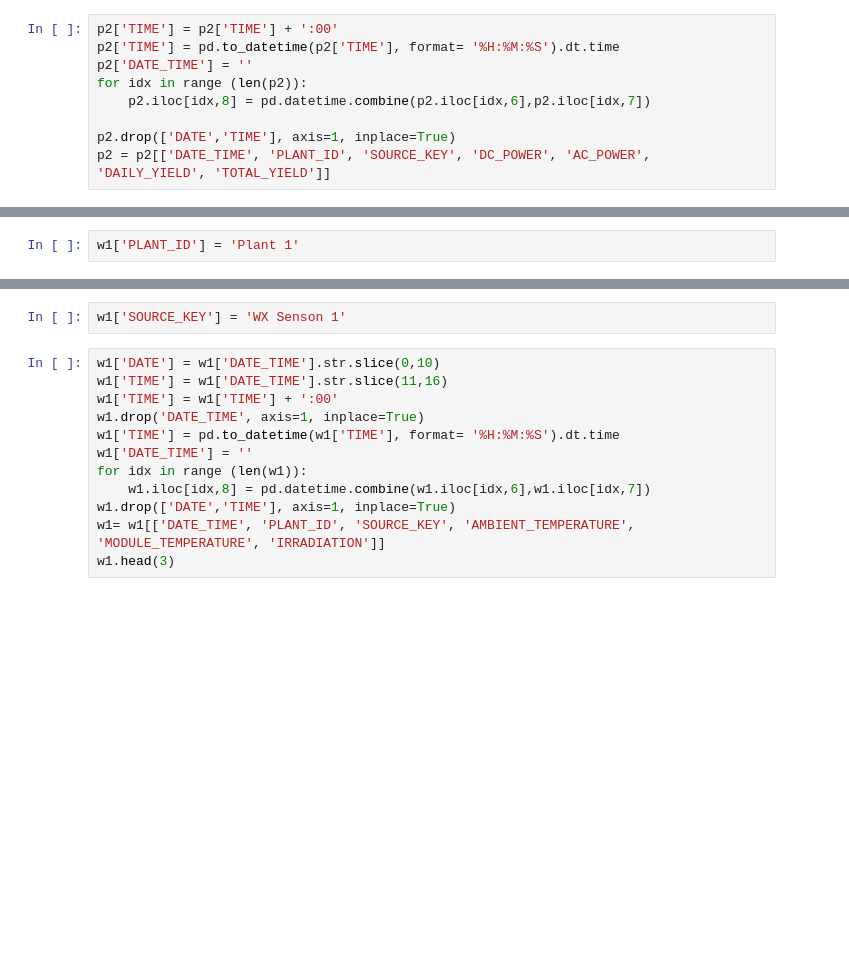
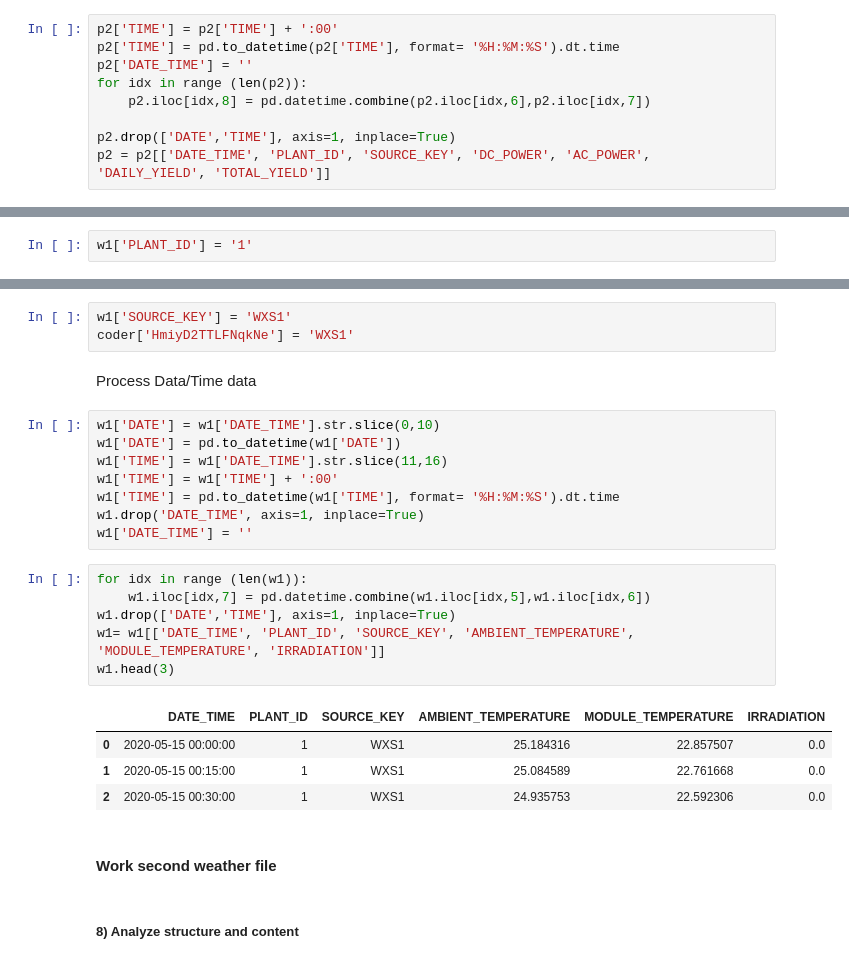
Before and after one commit to birr-data/SolarPower, a Jupyter notebook: Data Integration Example.ipynb, the cells around one changed output, grey strips where cells are left out. Drawn from its saved outputs; the diff is of its cells as text; blank space fills up the shorter version.

```diff
--- a/Data Integration Example.ipynb
+++ b/Data Integration Example.ipynb
@@ -183,4 +307,4 @@ w1.PLANT_ID.unique()
 # %%
-w1['PLANT_ID'] = 'Plant 1'
+w1['PLANT_ID'] = '1'
 # %%
 w1['SOURCE_KEY'].unique()
@@ -187,16 +313,30 @@ w1['SOURCE_KEY'].unique()
-# %%
-w1['SOURCE_KEY'] = 'WX Senson 1'
+# %%
+w1['SOURCE_KEY'] = 'WXS1'
+coder['HmiyD2TTLFNqkNe'] = 'WXS1'
+# %% [markdown]
+Process Data/Time data
 # %%
 w1['DATE'] = w1['DATE_TIME'].str.slice(0,10)
+w1['DATE'] = pd.to_datetime(w1['DATE'])
 w1['TIME'] = w1['DATE_TIME'].str.slice(11,16)
 w1['TIME'] = w1['TIME'] + ':00'
+w1['TIME'] = pd.to_datetime(w1['TIME'], format= '%H:%M:%S').dt.time
 w1.drop('DATE_TIME', axis=1, inplace=True)
-w1['TIME'] = pd.to_datetime(w1['TIME'], format= '%H:%M:%S').dt.time
 w1['DATE_TIME'] = ''
-for idx in range (len(w1)):
-    w1.iloc[idx,8] = pd.datetime.combine(w1.iloc[idx,6],w1.iloc[idx,7])
-w1.drop(['DATE','TIME'], axis=1, inplace=True)
-w1= w1[['DATE_TIME', 'PLANT_ID', 'SOURCE_KEY', 'AMBIENT_TEMPERATURE', 'MODULE_TEMPERATURE', 'IRRADIATION']]
-w1.head(3)
+# %%
+for idx in range (len(w1)):
+    w1.iloc[idx,7] = pd.datetime.combine(w1.iloc[idx,5],w1.iloc[idx,6])
+w1.drop(['DATE','TIME'], axis=1, inplace=True)
+w1= w1[['DATE_TIME', 'PLANT_ID', 'SOURCE_KEY', 'AMBIENT_TEMPERATURE', 'MODULE_TEMPERATURE', 'IRRADIATION']]
+w1.head(3)
+# %% [output]
+|  | DATE_TIME | PLANT_ID | SOURCE_KEY | AMBIENT_TEMPERATURE | MODULE_TEMPERATURE | IRRADIATION |
+| 0 | 2020-05-15 00:00:00 | 1 | WXS1 | 25.184316 | 22.857507 | 0.0 |
+| 1 | 2020-05-15 00:15:00 | 1 | WXS1 | 25.084589 | 22.761668 | 0.0 |
+| 2 | 2020-05-15 00:30:00 | 1 | WXS1 | 24.935753 | 22.592306 | 0.0 |
+# %% [markdown]
+#### Work second weather file
+# %% [markdown]
+##### 8) Analyze structure and content
 # %%
 w2.head(3)
```
Also changed, not shown: parts of 97 cells of this notebook.
